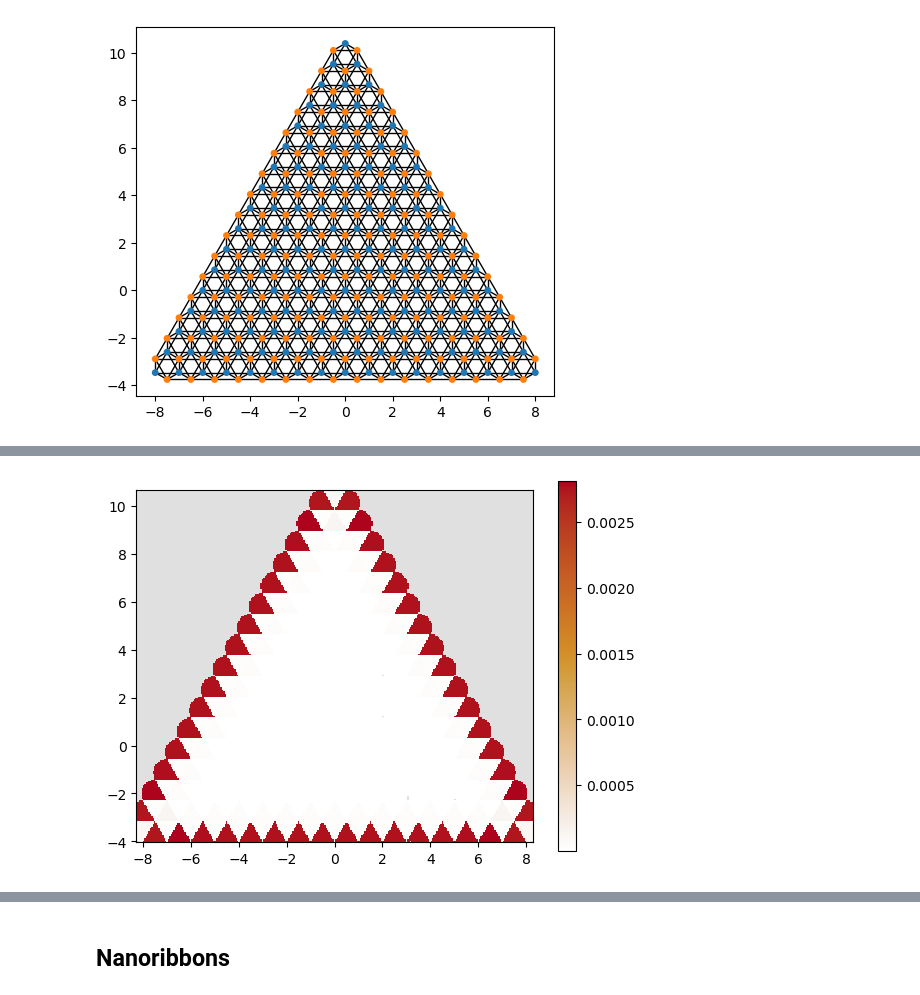
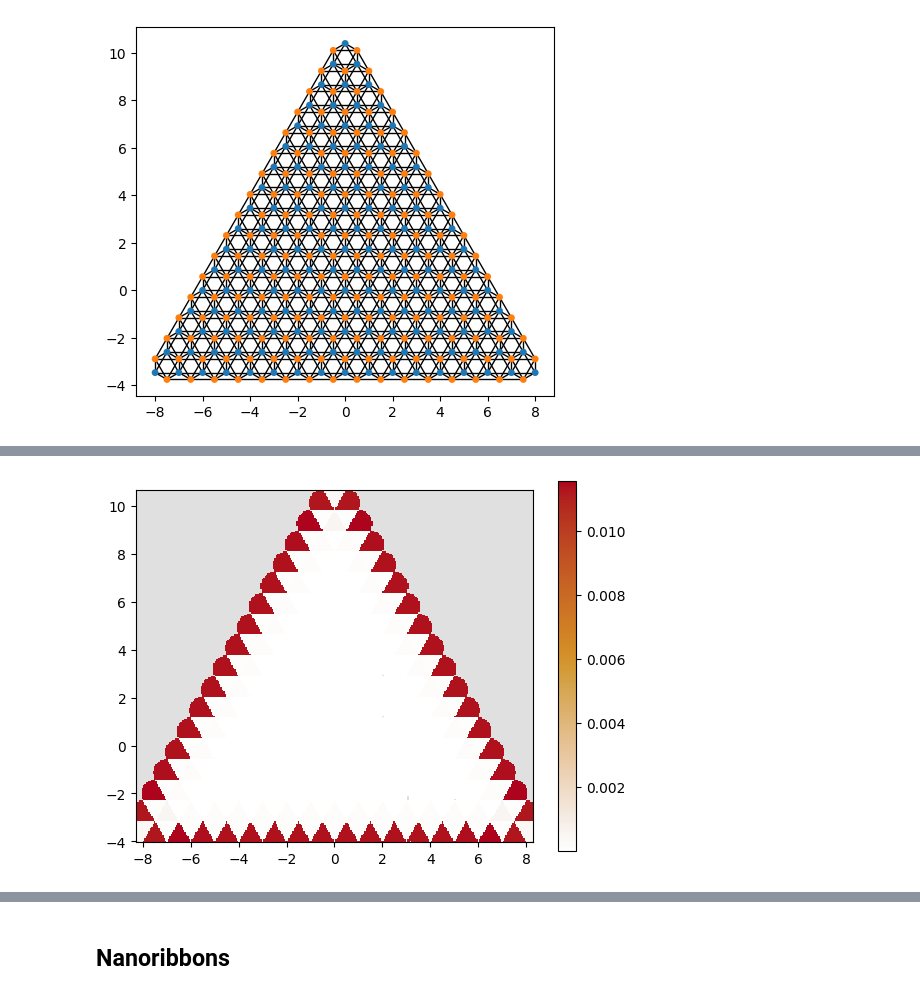
Before and after one commit to khaledoqab/Graphene_QD, a Jupyter notebook: seminar1.ipynb, the cells around one changed output, grey strips where cells are left out. Saved outputs shown, nothing was run; the diff lists cells and outputs as text; code cells hidden in the pictures.

Commit message:
fixed hamiltonian class and added new test cases to the triangular dot

```diff
--- a/seminar1.ipynb
+++ b/seminar1.ipynb
@@ -223,9 +223,10 @@ class Hamiltonian:
         if self._returned_eigenvectors is False: self.solve(return_eigenvectors=True)
         self.eigenstates_preorb = (self.sol[1].T)[np.argsort(self.sol[0])]
         if self.norb > 1:
-            self.eigenstates = np.zeros((self.k, self.n_sites, self.norb), dtype=complex)
+            # self.eigenstates = np.zeros((self.k, self.n_sites, self.norb), dtype=complex)
+            self.eigenstates = np.zeros((self.k//self.norb, self.n_sites, self.norb), dtype=complex)
             for orb in range(self.norb):
-                self.eigenstates[:, :, orb] = self.eigenstates_preorb[:, orb::self.norb]
+                self.eigenstates[:, :, orb] = self.eigenstates_preorb[::self.norb, orb::self.norb]
         else:
             self.eigenstates = self.eigenstates_preorb
         return self.eigenstates
@@ -274,7 +278,7 @@ state = np.zeros_like(hamiltonian.get_eigenstate(44, orb=2))
 for ind in hamiltonian.zero_energy():
     state += hamiltonian.get_eigenstate(ind, orb=1)
 if not np.allclose(state, 0): state /=np.sqrt(len(hamiltonian.zero_energy()))
-if np.allclose(state, 0): state = hamiltonian.get_eigenstate(320, orb=1)
+if np.allclose(state, 0): state = hamiltonian.get_eigenstate(160, orb=1)
 
 kwant.plotter.map(triangular_dot, np.abs(state)**2, oversampling=10)
 plt.show()
@@ -283 +286 @@ Calling nonzero on 0d arrays is deprecated, as it behaves surprisingly. Use `atl
-[figure, old version]
+[figure, new version]
```
Also changed, not shown: parts of 37 cells of this notebook.
